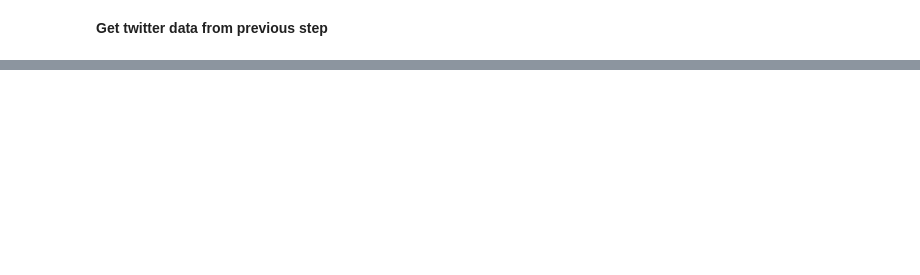
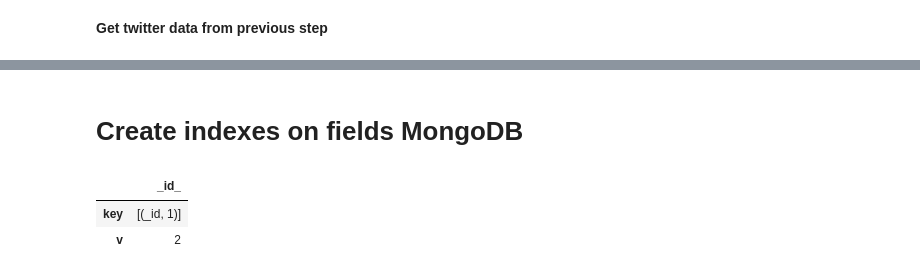
Before and after one commit to yanbronshtein/DataManagementFinalProject_Repo, a Jupyter notebook: group6_twitter_proj.ipynb, the cells around one changed output, grey strips where cells are left out. Cells and saved outputs as stored; diff of their text form; code cells hidden in the pictures; blank space fills up the shorter version.

```diff
--- a/group6_twitter_proj.ipynb
+++ b/group6_twitter_proj.ipynb
@@ -215,0 +261,2 @@ store_data_mongo_mysql(json_one_tweet, sql_conn, sql_cursor, tweets_db_mongo)
+# %% [markdown]
+# Create indexes on fields MongoDB
@@ -215,0 +267,6 @@ store_data_mongo_mysql(json_one_tweet, sql_conn, sql_cursor, tweets_db_mongo)
+# %%
+pd.DataFrame(tweets_db_mongo.tweets_col.index_information())
+# %% [output]
+|  | _id_ |
+| key | [(_id, 1)] |
+| v | 2 |
```
Also changed, not shown: parts of 31 cells of this notebook, 3 other files.
